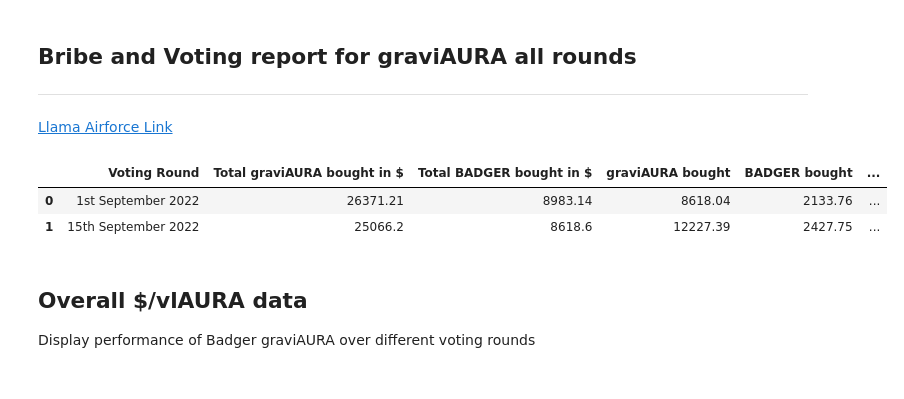
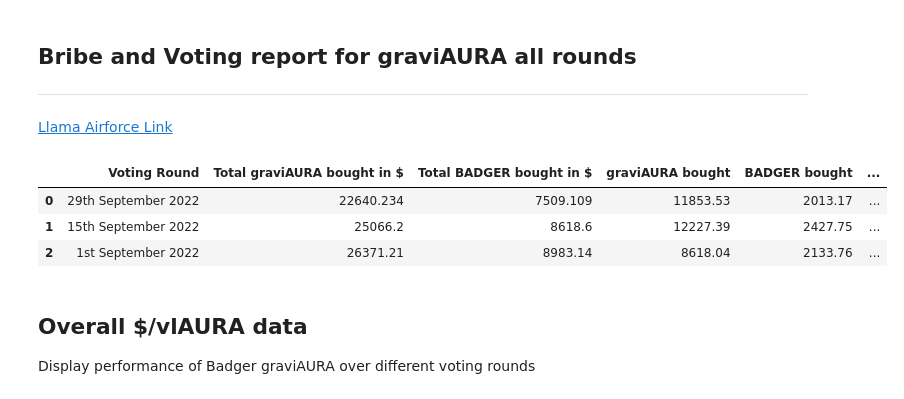
Before and after one commit to Badger-Finance/badger-influence-analytics, a Jupyter notebook: notebooks/aura_bribes/bribes_graviaura_research.ipynb, the cells around one changed output. Cells and saved outputs as stored; diff of their text form; code cells hidden in the pictures.

Commit message:
feat: add R8 data round for vlAURA bribes

```diff
--- a/notebooks/aura_bribes/bribes_graviaura_research.ipynb
+++ b/notebooks/aura_bribes/bribes_graviaura_research.ipynb
@@ -7,30 +7,32 @@
 # %%
 import pandas as pd
 from IPython.core.display_functions import display
 
 from notebooks.aura_bribes.aura_data import VOTING_ROUNDS
 
 TABLE_COLUMNS = ["Voting Round", "Total graviAURA bought in $", "Total BADGER bought in $", "graviAURA bought", "BADGER bought",
                  "$/vlAURA total", "$/vlAURA pure bribes", "$/vlAURA Llama", "vlAURA difference"]
 
 data_rows = []
 for voting_round in VOTING_ROUNDS:
     llama_vlaura = voting_round['llama_vlaura']
     badger_vlaura = voting_round['$/vlAURA without pools']
     difference_with_llama = round(
         abs(badger_vlaura - llama_vlaura) / ((llama_vlaura + badger_vlaura) / 2) * 100, 3
     )
     data_rows.append([
         voting_round['round'], voting_round['total_graviaura_bought_in_$'], voting_round['total_badger_bought_in_$'],
         voting_round['amount_graviaura_bought'], voting_round['amount_badger_bought'], voting_round['$/vlAURA for total votes'],
         voting_round['$/vlAURA without pools'], voting_round['llama_vlaura'], difference_with_llama
     ])
+data_rows.reverse()
 dataframe = pd.DataFrame(data=data_rows, columns=TABLE_COLUMNS)
 display(dataframe)
 # %% [output]
 |  | Voting Round | Total graviAURA bought in $ | Total BADGER bought in $ | graviAURA bought | BADGER bought | ... |
-| 0 | 1st September 2022 | 26371.21 | 8983.14 | 8618.04 | 2133.76 | ... |
+| 0 | 29th September 2022 | 22640.234 | 7509.109 | 11853.53 | 2013.17 | ... |
 | 1 | 15th September 2022 | 25066.2 | 8618.6 | 12227.39 | 2427.75 | ... |
+| 2 | 1st September 2022 | 26371.21 | 8983.14 | 8618.04 | 2133.76 | ... |
 # %% [markdown]
 ## Overall $/vlAURA data
 
```
Also changed, not shown: parts of 2 cells of this notebook, 1 other file.
